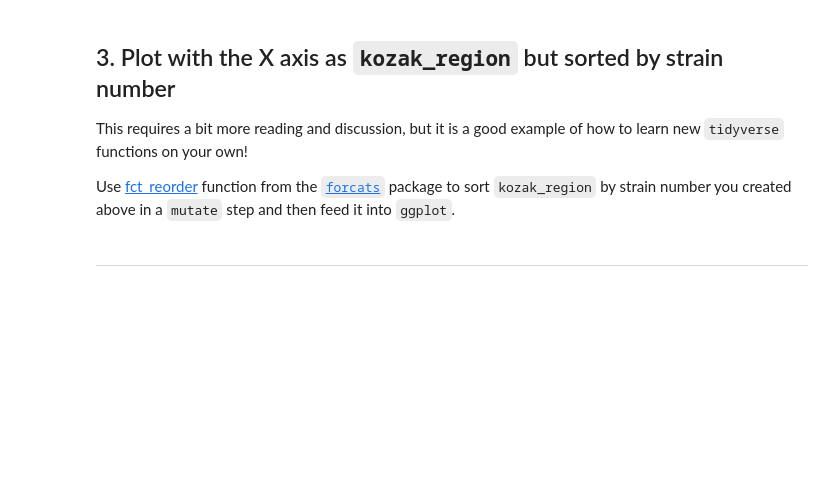
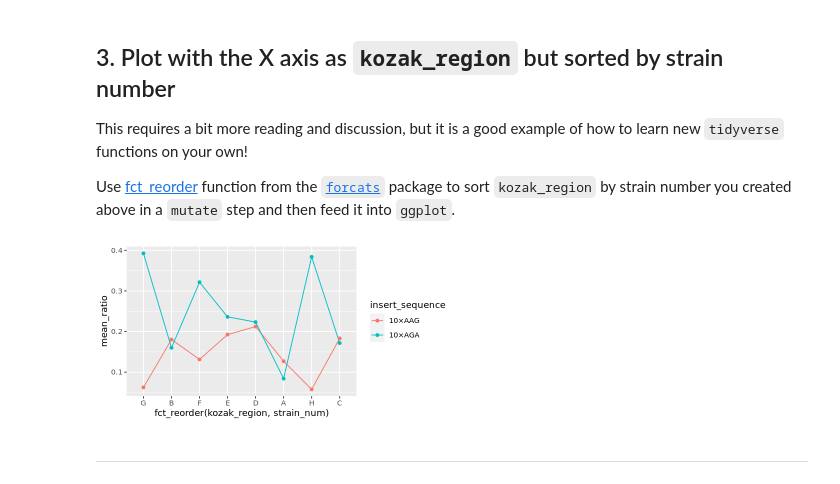
Before and after one commit to alice-l-li/tfcb_2024, a Jupyter notebook: lectures/lecture12/lecture12.ipynb, the cells around one changed output. Drawn from its saved outputs; the diff is of its cells as text; code cells hidden in the pictures; blank space fills up the shorter version.

```diff
--- a/lectures/lecture12/lecture12.ipynb
+++ b/lectures/lecture12/lecture12.ipynb
@@ -504,4 +755,6 @@ data %>%
 
 Google for `log2 R` to find the appropriate function
 # %%
-data <- read_tsv("data/example_dataset_2.tsv")
+data <- read_tsv("data/example_dataset_2.tsv") %>%
+    mutate(log2_ratio = log2(mean_yfp / mean_rfp)) %>%
+    print()
@@ -514,6 +795,7 @@ Google for `character to integer R` to find appropriate function to use in `muta
 
 Then sort.
 # %%
-annotations <- read_tsv("data/example_dataset_3.tsv")
-
-annotations
+annotations <- read_tsv("data/example_dataset_3.tsv") %>%
+    mutate(strain_num = as.integer(str_extract(strain, "\\d{3}$"))) %>%
+    arrange(strain_num) %>%
+    print()
@@ -526,11 +836,13 @@ Use [fct_reorder](https://forcats.tidyverse.org/reference/fct_reorder.html) func
 # %%
 data %>%
   mutate(mean_ratio = mean_yfp / mean_rfp) %>%
   left_join(annotations, by = "strain") %>%
-  ggplot(aes(x = kozak_region, y = mean_ratio,
+  ggplot(aes(x = fct_reorder(kozak_region, strain_num), y = mean_ratio,
              color = insert_sequence, group = insert_sequence)) +
   geom_line() +
   geom_point()
+# %% [output]
+[figure, added]
 # %% [markdown]
 ---
 # %% [markdown]
```
Also changed, not shown: parts of 36 cells of this notebook, 1 other file.
